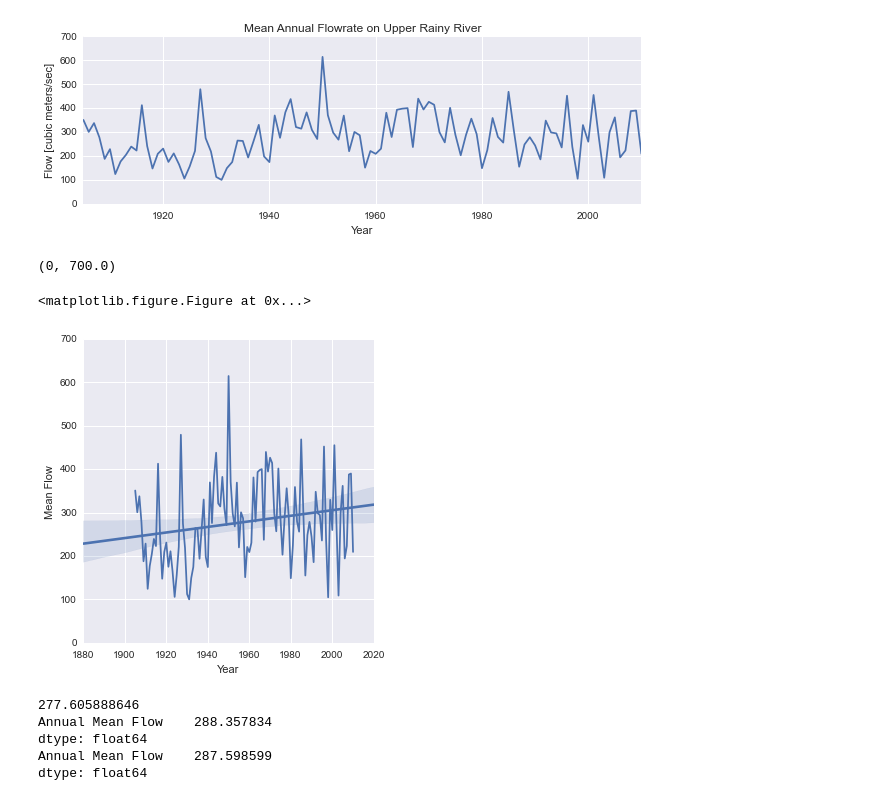
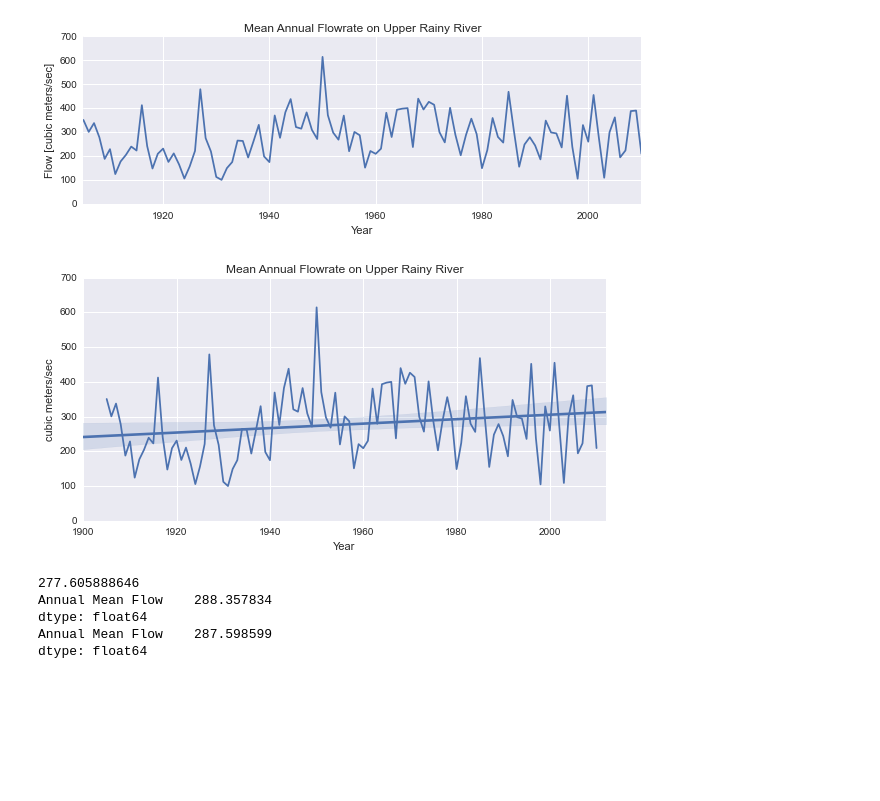
Before and after one commit to kmcgarry7/Rainy-Lake-Hydrology, a Jupyter notebook: Changes_in_Rainy_River_Flows_1970-2010.ipynb, the cells around one changed output. Saved outputs shown, nothing was run; the diff lists cells and outputs as text; code cells hidden in the pictures; blank space fills up the shorter version.

Commit message:
update notebooks, add images directory

```diff
--- a/Changes_in_Rainy_River_Flows_1970-2010.ipynb
+++ b/Changes_in_Rainy_River_Flows_1970-2010.ipynb
@@ -68,22 +68,24 @@ plt.title('Mean Annual Flowrate on Upper Rainy River')
 # %%
 years = pd.Series(ts.index,name="Year")
 flows = pd.Series(ts.tolist(),name="Mean Flow")
 
 df = pd.concat([years,flows],axis=1)
 
 pd.ols(y=flows,x=years,intercept=True)
 
-plt.figure(figsize=(12,3))
 p = seaborn.lmplot("Year","Mean Flow",df)
 plt.hold(True)
 plt.plot(df['Year'],df['Mean Flow'])
 plt.hold(False)
 ax = plt.axis()
 plt.ylim([0,ax[3]])
+plt.xlim(1900,2012)
+plt.ylabel('cubic meters/sec')
+plt.title('Mean Annual Flowrate on Upper Rainy River')
+plt.gcf().set_size_inches(9,4)
+plt.savefig('./images/RainyRiverMeanAnnualFlow.png')
 # %% [output]
-(0, 700.0)
-<matplotlib.figure.Figure at 0x...>
-[figure, old version]
+[figure, new version]
 # %%
 annualMeanFlow = [RR[RR.index.year == yr].mean() for yr in range(1970,2013)]
 print RR.mean()
```
Also changed, not shown: parts of 3 cells of this notebook, 12 other files.
